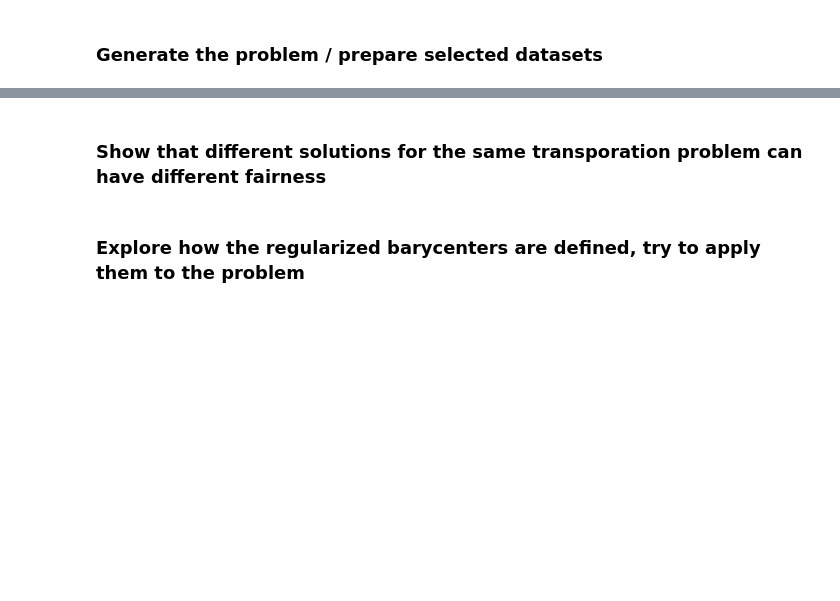
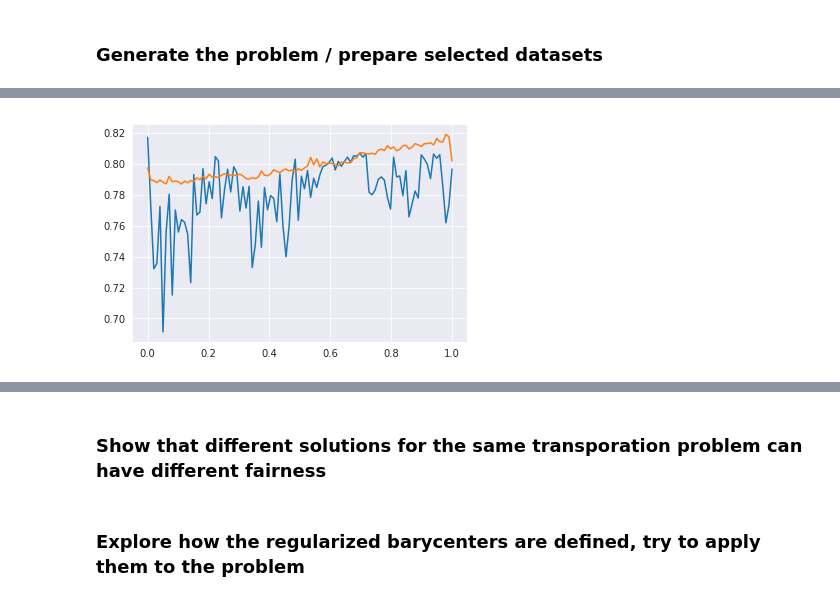
Before and after one commit to grapefroot/ot-numerical-experiments, a Jupyter notebook: notebooks/Experiments.ipynb, the cells around one changed output, grey strips where cells are left out. Saved outputs shown, nothing was run; the diff lists cells and outputs as text; code cells hidden in the pictures; blank space fills up the shorter version.

```diff
--- a/notebooks/Experiments.ipynb
+++ b/notebooks/Experiments.ipynb
@@ -54,7 +61,7 @@ from sklearn.ensemble import GradientBoostingClassifier, RandomForestClassifier
 from sklearn.linear_model import LogisticRegression
 from sklearn.metrics import accuracy_score, f1_score
 # %%
-clf_base = RandomForestClassifier()
+clf_base = RandomForestClassifier(n_estimators=100)
 # %%
 clf = clone(clf_base)
 
@@ -86,3 +93,5 @@ emperical_histogram_male = np.ones_like(male_entries_index) / n0
 emperical_histogram_female = np.ones_like(female_entries_index) / n1
 # %%
 C = ot.dist(data_train[gender_train == 'Male'], data_train[gender_train == 'Female'])
+# %%
+coupling = ot.sinkhorn(emperical_histogram_male, emperical_histogram_female, C, reg=1e-4, numItermax=10000000)
@@ -89,5 +100,5 @@ C = ot.dist(data_train[gender_train == 'Male'], data_train[gender_train == 'Fema
 # %%
-coupling = ot.emd(emperical_histogram_male, emperical_histogram_female, C, numItermax=1000000000)
+coupling1 = ot.emd(emperical_histogram_male, emperical_histogram_female, C, numItermax=1000000000)
 # %%
 def confusion_matrix(predictions, protected_attribute):
     n = predictions.shape[0]
@@ -133,9 +144,16 @@ class 1 size (21614, 6)
 # %%
-for repair_value in tqdm_notebook(np.linspace(0, 1, num=10)):
-    X_new, y_new = transform_dataset([repair_value, 1-repair_value], data_train[gender_train == 'Male'], data_train[gender_train == 'Female'], y_train, coupling)
+acs_1 = []
+dims_1 = []
+
+for repair_value in tqdm_notebook(np.linspace(0, 1, num=100)):
+    X_new, y_new = transform_dataset([repair_value, 1-repair_value], data_train[gender_train == 'Male'], data_train[gender_train == 'Female'], y_train, coupling1)
     clf1 = clone(clf_base)
     clf1.fit(X_new, y_new)
     print(repair_value)
-    print('Accuracy score {}'.format(accuracy_score(y_test, clf1.predict(data_test))))
-    print('Disparate impact {}'.format(disparate_impact(clf1.predict(data_test), gender_binary)))
+    accuracy_sc = accuracy_score(y_test, clf1.predict(data_test))
+    disparate_im = disparate_impact(clf1.predict(data_test), gender_binary)
+    acs.append(accuracy_sc)
+    dims.append(disparate_im)
+    print('Accuracy score {}'.format(accuracy_sc))
+    print('Disparate impact {}'.format(disparate_im))
 # %% [output]
@@ -159,0 +178,6 @@ Disparate impact 0.8444947944251646
+# %%
+with sns.axes_style('darkgrid'):
+    plt.plot(np.linspace(0, 1, 100), acs[:100])
+    plt.plot(np.linspace(0, 1, 100), acs[100:])
+# %% [output]
+[figure, added]
```
Also changed, not shown: parts of 15 cells of this notebook.
